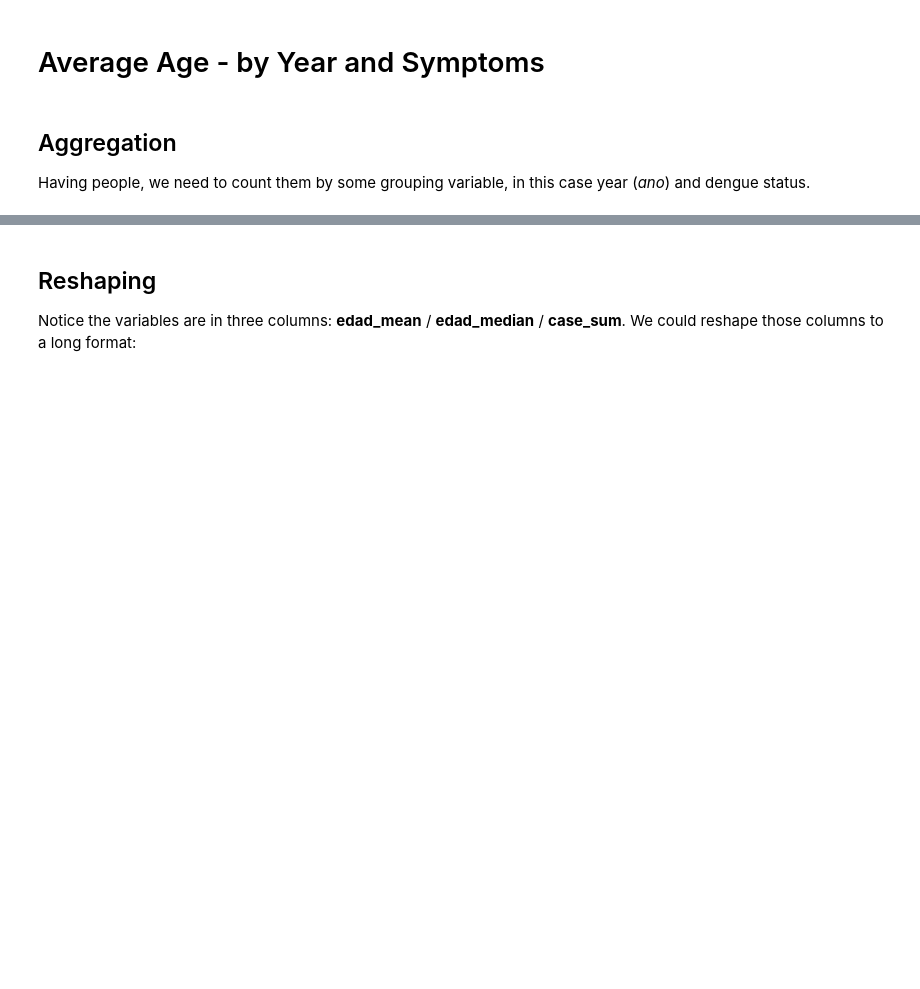
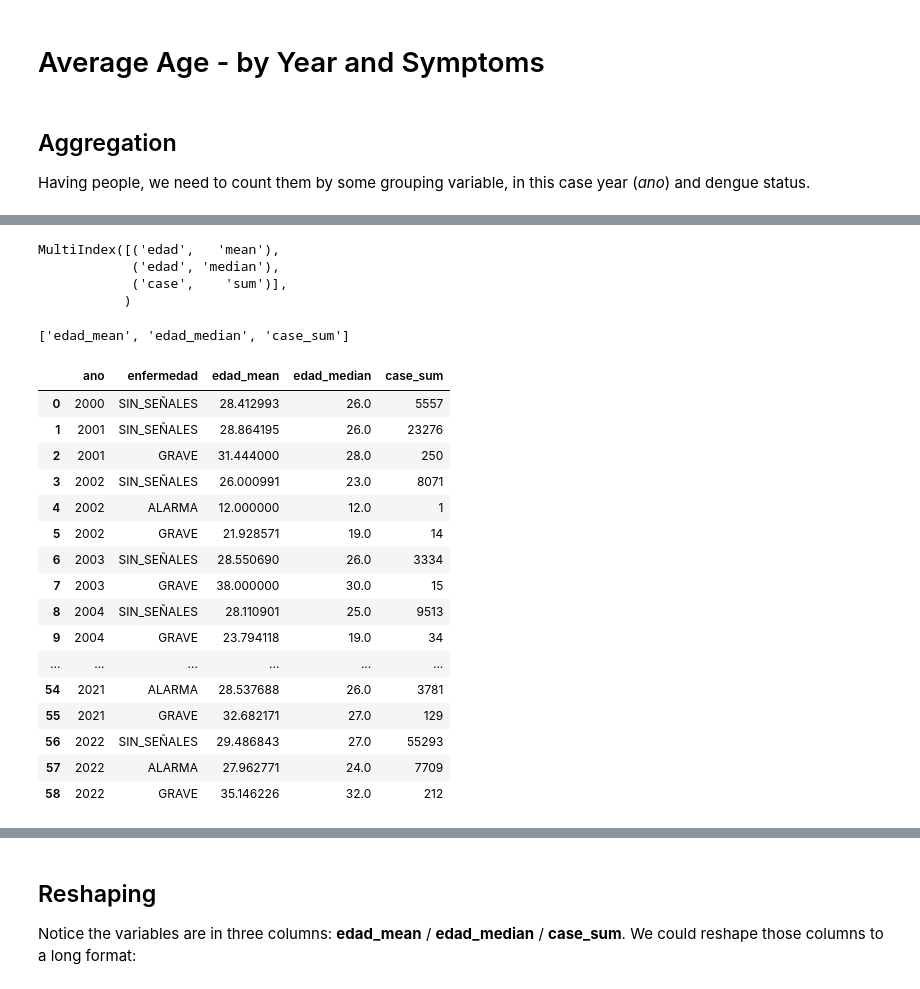
Before and after one commit to SocialAnalytics-StrategicIntelligence/TableOperations, a Jupyter notebook: index.ipynb, the cells around one changed output, grey strips where cells are left out. Saved outputs shown, nothing was run; the diff lists cells and outputs as text; code cells hidden in the pictures; blank space fills up the shorter version.

```diff
--- a/index.ipynb
+++ b/index.ipynb
@@ -11,6 +11,9 @@
 Let me get the data on dengue from [Peru](https://www.datosabiertos.gob.pe/dataset/vigilancia-epidemiol%C3%B3gica-de-dengue):
 # %%
 import pandas as pd
-linkData="https://github.com/SocialAnalytics-StrategicIntelligence/TableOperations/raw/main/dataFiles/dengue_ok.pkl"
+linkData="https://github.com/SocialAnalytics-StrategicIntelligence/TableOperations/raw/main/dengue_ok.pkl"
+
 dengue = pd.read_pickle(linkData)
+
+# checking format
 dengue.info()
@@ -26,4 +70 @@ If we wanted to count people, creating a column of ones helps:
-# %%
-dengue=dengue.assign(case=1)
-dengue.head()
 # %% [markdown]
@@ -63,0 +138,36 @@ Saving to CSV will erase that _dtype_ attribute. You will need to use PICKLE to
+# %%
+ByYear_stats.columns
+# %% [output]
+MultiIndex([('edad',   'mean'),
+            ('edad', 'median'),
+            ('case',    'sum')],
+           )
+# %%
+# For easier manipualtion outside Python, we could flatten the index hierarchy:
+["_".join(name) for name in ByYear_stats.columns]
+# %% [output]
+['edad_mean', 'edad_median', 'case_sum']
+# %%
+# changing
+ByYear_stats.columns=["_".join(name) for name in ByYear_stats.columns]
+ByYear_stats.reset_index(drop=False,inplace=True)
+# get:
+ByYear_stats
+# %% [output]
+|  | ano | enfermedad | edad_mean | edad_median | case_sum |
+| 0 | 2000 | SIN_SEÑALES | 28.412993 | 26.0 | 5557 |
+| 1 | 2001 | SIN_SEÑALES | 28.864195 | 26.0 | 23276 |
+| 2 | 2001 | GRAVE | 31.444000 | 28.0 | 250 |
+| 3 | 2002 | SIN_SEÑALES | 26.000991 | 23.0 | 8071 |
+| 4 | 2002 | ALARMA | 12.000000 | 12.0 | 1 |
+| 5 | 2002 | GRAVE | 21.928571 | 19.0 | 14 |
+| 6 | 2003 | SIN_SEÑALES | 28.550690 | 26.0 | 3334 |
+| 7 | 2003 | GRAVE | 38.000000 | 30.0 | 15 |
+| 8 | 2004 | SIN_SEÑALES | 28.110901 | 25.0 | 9513 |
+| 9 | 2004 | GRAVE | 23.794118 | 19.0 | 34 |
+| ... | ... | ... | ... | ... | ... |
+| 54 | 2021 | ALARMA | 28.537688 | 26.0 | 3781 |
+| 55 | 2021 | GRAVE | 32.682171 | 27.0 | 129 |
+| 56 | 2022 | SIN_SEÑALES | 29.486843 | 27.0 | 55293 |
+| 57 | 2022 | ALARMA | 27.962771 | 24.0 | 7709 |
+| 58 | 2022 | GRAVE | 35.146226 | 32.0 | 212 |
```
Also changed, not shown: parts of 22 cells of this notebook.
